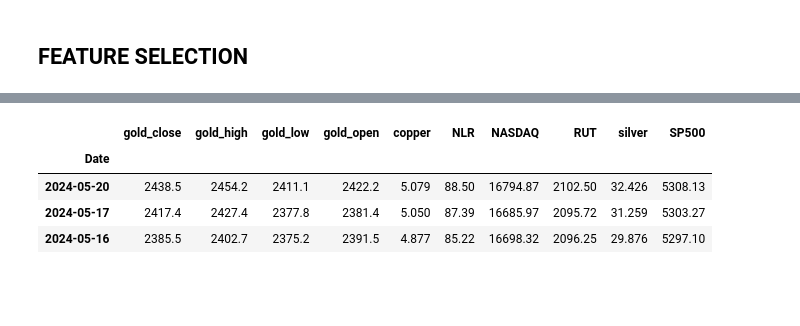
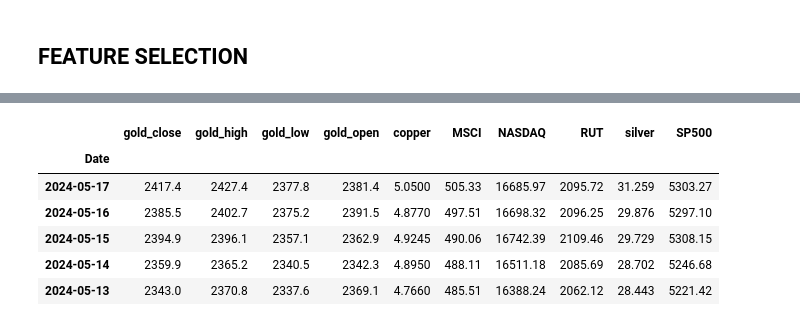
Before and after one commit to datzxje/ML_Project, a Jupyter notebook: eda/eda.ipynb, the cells around one changed output, grey strips where cells are left out. Cells and saved outputs as stored; diff of their text form; code cells hidden in the pictures; blank space fills up the shorter version.

```diff
--- a/eda/eda.ipynb
+++ b/eda/eda.ipynb
@@ -78,7 +78,7 @@ dtype: object
 Cac cot khong phai du lieu kieu so la:
 Index(['Date'], dtype='object')
 # %%
-df['Date'] = pd.to_datetime(gold_df['Date'],format='%Y-%m-%d')
+df['Date'] = pd.to_datetime(df['Date'],format='%Y-%m-%d')
 df.dtypes
 # %% [output]
 Date          datetime64[ns]
@@ -248,10 +249,12 @@ plt.style.use('fivethirtyeight')
 # %%
 ##Feature Selection
-after_fs = df[['gold_close','gold_high', 'gold_low', 'gold_open', 'copper', 'NLR', 'NASDAQ', 'RUT', 'silver', 'SP500']]
-after_fs.head(3)
+after_fs = df[['gold_close','gold_high', 'gold_low', 'gold_open', 'copper', 'MSCI', 'NASDAQ', 'RUT', 'silver', 'SP500']]
+after_fs.head(5)
 # %% [output]
-|  | gold_close | gold_high | gold_low | gold_open | copper | NLR | NASDAQ | RUT | silver | SP500 |
+|  | gold_close | gold_high | gold_low | gold_open | copper | MSCI | NASDAQ | RUT | silver | SP500 |
 | Date |  |  |  |  |  |  |  |  |  |  |
-| 2024-05-20 | 2438.5 | 2454.2 | 2411.1 | 2422.2 | 5.079 | 88.50 | 16794.87 | 2102.50 | 32.426 | 5308.13 |
-| 2024-05-17 | 2417.4 | 2427.4 | 2377.8 | 2381.4 | 5.050 | 87.39 | 16685.97 | 2095.72 | 31.259 | 5303.27 |
-| 2024-05-16 | 2385.5 | 2402.7 | 2375.2 | 2391.5 | 4.877 | 85.22 | 16698.32 | 2096.25 | 29.876 | 5297.10 |
+| 2024-05-17 | 2417.4 | 2427.4 | 2377.8 | 2381.4 | 5.0500 | 505.33 | 16685.97 | 2095.72 | 31.259 | 5303.27 |
+| 2024-05-16 | 2385.5 | 2402.7 | 2375.2 | 2391.5 | 4.8770 | 497.51 | 16698.32 | 2096.25 | 29.876 | 5297.10 |
+| 2024-05-15 | 2394.9 | 2396.1 | 2357.1 | 2362.9 | 4.9245 | 490.06 | 16742.39 | 2109.46 | 29.729 | 5308.15 |
+| 2024-05-14 | 2359.9 | 2365.2 | 2340.5 | 2342.3 | 4.8950 | 488.11 | 16511.18 | 2085.69 | 28.702 | 5246.68 |
+| 2024-05-13 | 2343.0 | 2370.8 | 2337.6 | 2369.1 | 4.7660 | 485.51 | 16388.24 | 2062.12 | 28.443 | 5221.42 |
```
Also changed, not shown: parts of 12 cells of this notebook, 1 other file.
